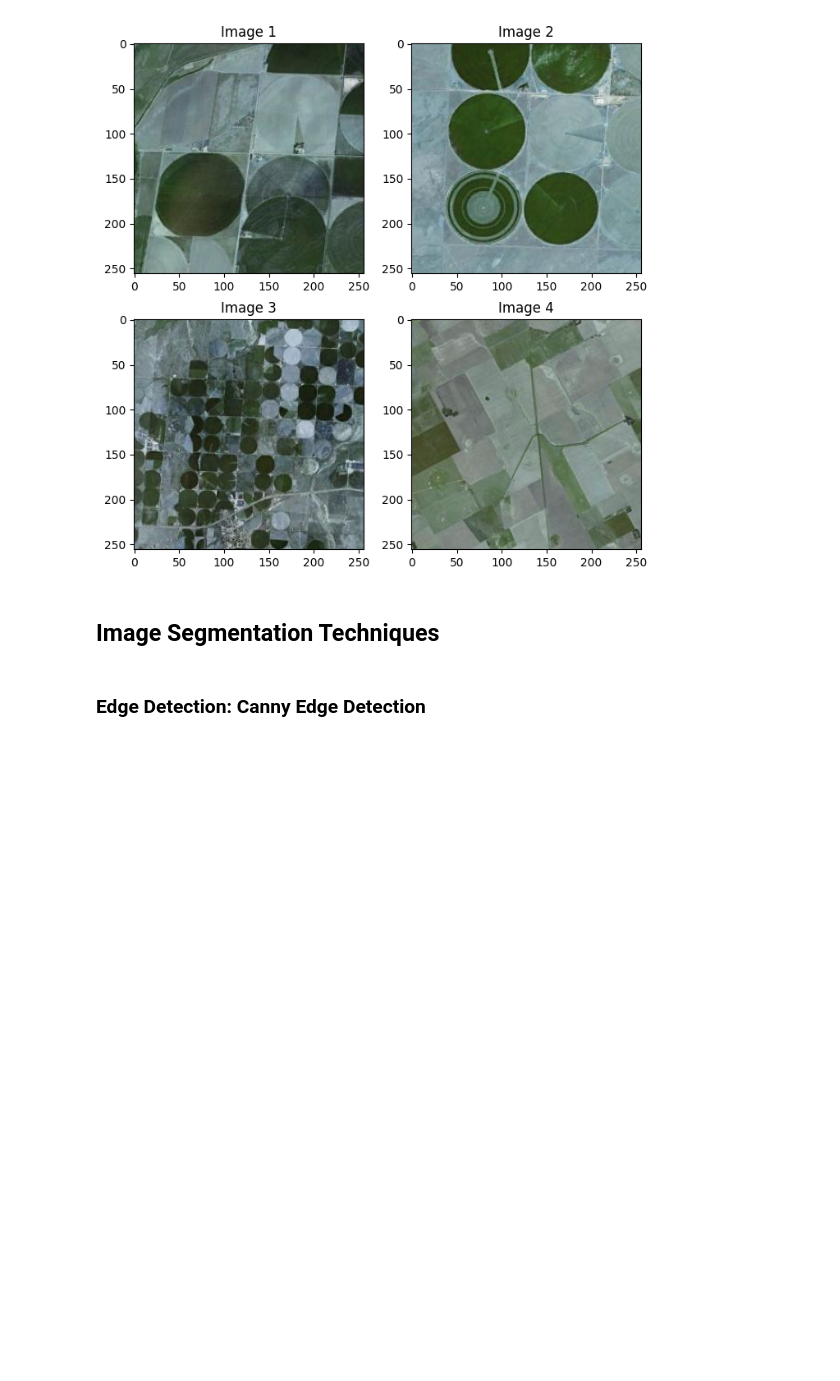
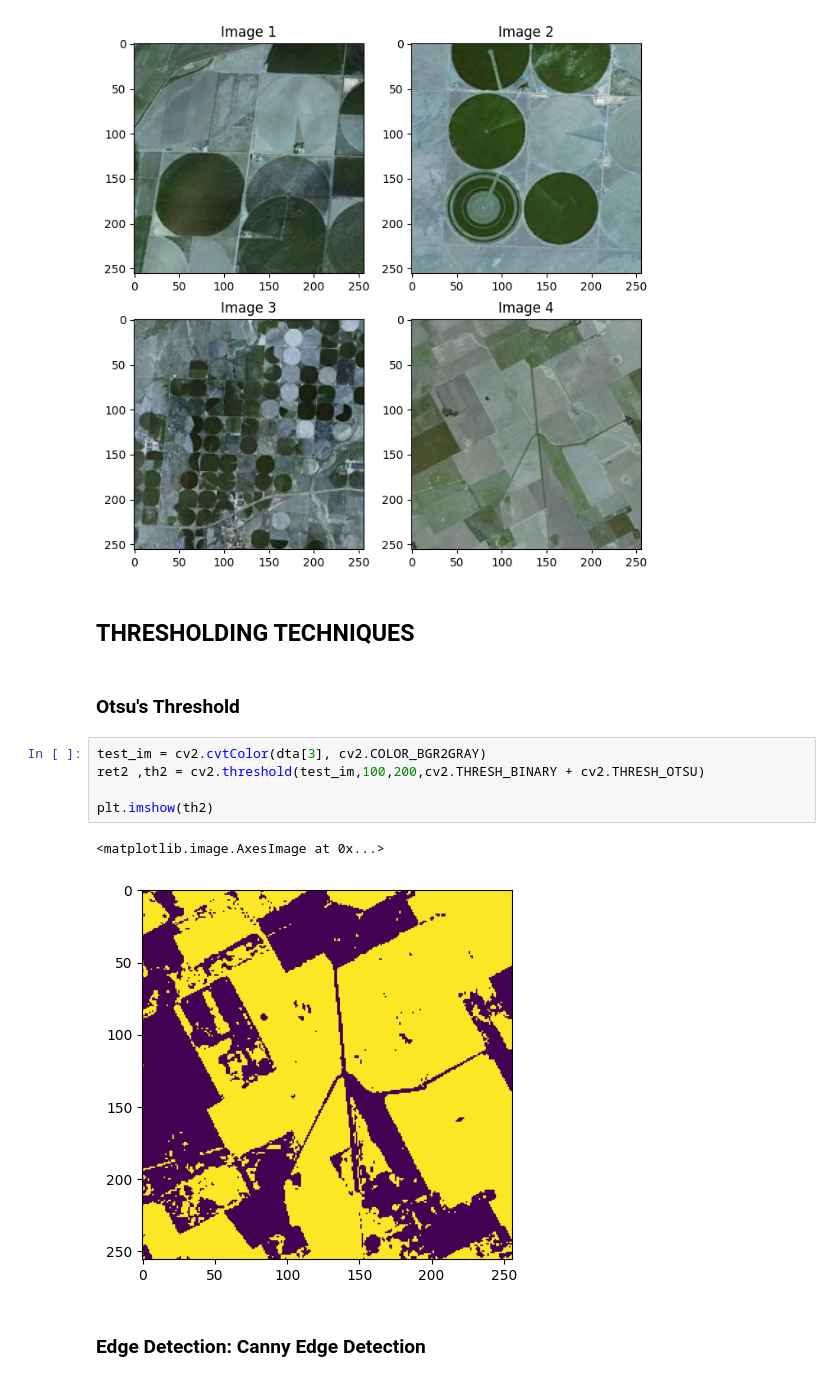
Before and after one commit to ashiph-ui/aerialimages, a Jupyter notebook: agriculture_experiment/agriculture.ipynb, the cells around one changed output. Drawn from its saved outputs; the diff is of its cells as text; blank space fills up the shorter version.

```diff
--- a/agriculture_experiment/agriculture.ipynb
+++ b/agriculture_experiment/agriculture.ipynb
@@ -44,8 +44,18 @@ axes[1, 1].set_title("Image 4")
 # %% [output]
 Text(0.5, 1.0, 'Image 4')
 [figure]
-# %% [markdown]
-## Image Segmentation Techniques
+# %% [markdown]
+## THRESHOLDING TECHNIQUES
+# %% [markdown]
+### Otsu's Threshold
+# %%
+test_im = cv2.cvtColor(dta[3], cv2.COLOR_BGR2GRAY)
+ret2 ,th2 = cv2.threshold(test_im,100,200,cv2.THRESH_BINARY + cv2.THRESH_OTSU)
+
+plt.imshow(th2)
+# %% [output]
+<matplotlib.image.AxesImage at 0x...>
+[figure, added]
 # %% [markdown]
 ### Edge Detection: Canny Edge Detection
 # %%
```
Also changed, not shown: parts of 3 cells of this notebook.
